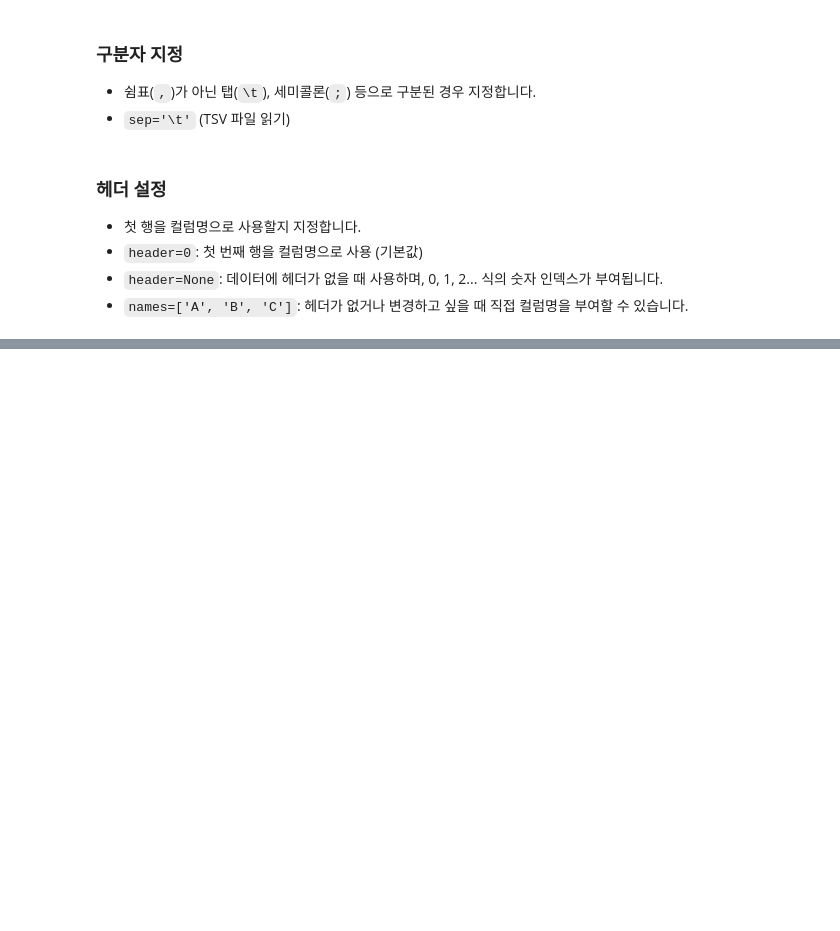
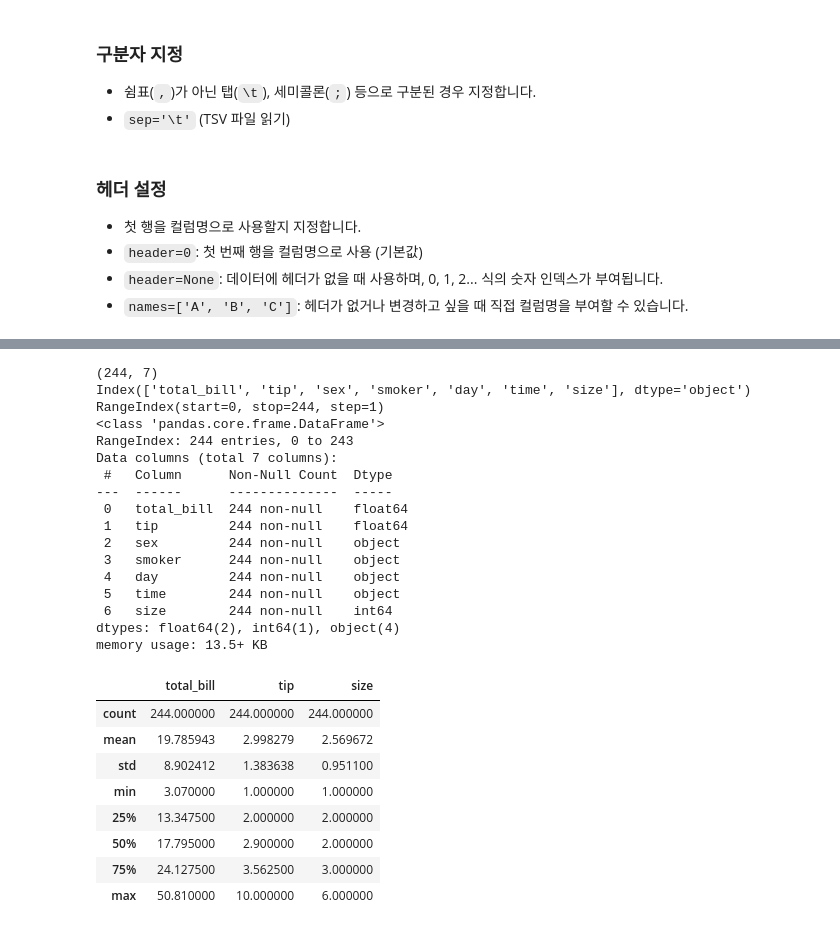
Before and after one commit to lshee9008/pandas_edu, a Jupyter notebook: data08_pandas기본.ipynb, the cells around one changed output, grey strips where cells are left out. Cells and saved outputs as stored; diff of their text form; code cells hidden in the pictures; blank space fills up the shorter version.

```diff
--- a/data08_pandas기본.ipynb
+++ b/data08_pandas기본.ipynb
@@ -375,0 +916,36 @@ csv 파일 -> 데이터 프레임: paadas.read_csv("파일 경로(이름)")
+# %%
+# 1. 크기와 이름 확인 (속성)
+print(df.shape)    # 몇 행 몇 열?
+print(df.columns)  # 무슨 컬럼들이 있지?
+print(df.index)    # 인덱스는 어떻게 되어있지?
+
+# 2. 요약 및 통계 확인 (메서드)
+df.info()          # 결측치나 데이터 타입은 괜찮나?
+df.describe()      # 숫자 데이터들의 평균/최댓값/최솟값은 얼마지?
+# %% [output]
+(244, 7)
+Index(['total_bill', 'tip', 'sex', 'smoker', 'day', 'time', 'size'], dtype='object')
+RangeIndex(start=0, stop=244, step=1)
+<class 'pandas.core.frame.DataFrame'>
+RangeIndex: 244 entries, 0 to 243
+Data columns (total 7 columns):
+ #   Column      Non-Null Count  Dtype
+---  ------      --------------  -----
+ 0   total_bill  244 non-null    float64
+ 1   tip         244 non-null    float64
+ 2   sex         244 non-null    object
+ 3   smoker      244 non-null    object
+ 4   day         244 non-null    object
+ 5   time        244 non-null    object
+ 6   size        244 non-null    int64
+dtypes: float64(2), int64(1), object(4)
+memory usage: 13.5+ KB
+|  | total_bill | tip | size |
+| count | 244.000000 | 244.000000 | 244.000000 |
+| mean | 19.785943 | 2.998279 | 2.569672 |
+| std | 8.902412 | 1.383638 | 0.951100 |
+| min | 3.070000 | 1.000000 | 1.000000 |
+| 25% | 13.347500 | 2.000000 | 2.000000 |
+| 50% | 17.795000 | 2.900000 | 2.000000 |
+| 75% | 24.127500 | 3.562500 | 3.000000 |
+| max | 50.810000 | 10.000000 | 6.000000 |
```
Also changed, not shown: parts of 84 cells of this notebook, 18 other files.
